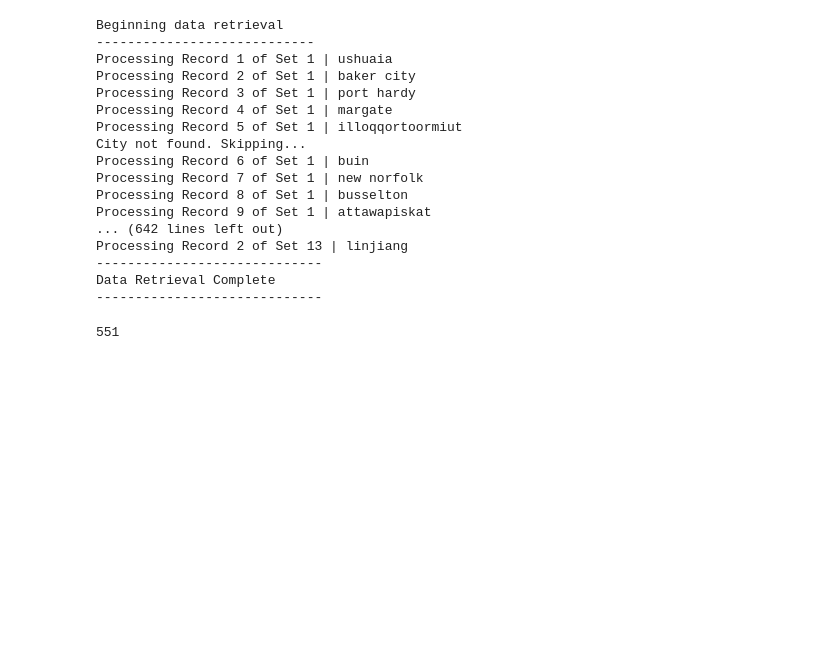
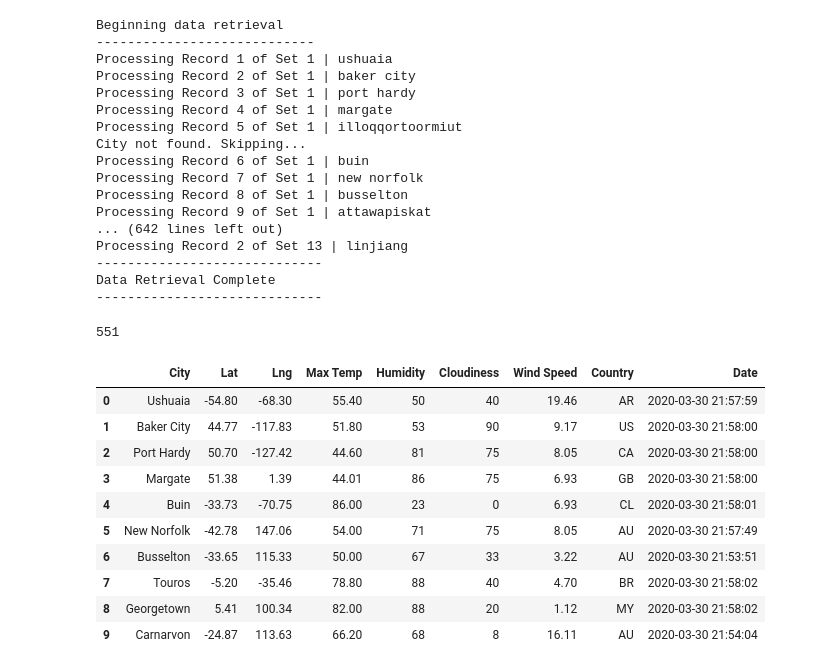
Before and after one commit to blocrunx/World_Weather_Analysis, a Jupyter notebook: WeatherPy.ipynb, the cells around one changed output. Saved outputs shown, nothing was run; the diff lists cells and outputs as text; code cells hidden in the pictures; blank space fills up the shorter version.

```diff
--- a/WeatherPy.ipynb
+++ b/WeatherPy.ipynb
@@ -116,3 +116,19 @@ Data Retrieval Complete
 len(city_data)
 # %% [output]
 551
+# %%
+city_data_df = pd.DataFrame(city_data)
+# %%
+city_data_df.head(10)
+# %% [output]
+|  | City | Lat | Lng | Max Temp | Humidity | Cloudiness | Wind Speed | Country | Date |
+| 0 | Ushuaia | -54.80 | -68.30 | 55.40 | 50 | 40 | 19.46 | AR | 2020-03-30 21:57:59 |
+| 1 | Baker City | 44.77 | -117.83 | 51.80 | 53 | 90 | 9.17 | US | 2020-03-30 21:58:00 |
+| 2 | Port Hardy | 50.70 | -127.42 | 44.60 | 81 | 75 | 8.05 | CA | 2020-03-30 21:58:00 |
+| 3 | Margate | 51.38 | 1.39 | 44.01 | 86 | 75 | 6.93 | GB | 2020-03-30 21:58:00 |
+| 4 | Buin | -33.73 | -70.75 | 86.00 | 23 | 0 | 6.93 | CL | 2020-03-30 21:58:01 |
+| 5 | New Norfolk | -42.78 | 147.06 | 54.00 | 71 | 75 | 8.05 | AU | 2020-03-30 21:57:49 |
+| 6 | Busselton | -33.65 | 115.33 | 50.00 | 67 | 33 | 3.22 | AU | 2020-03-30 21:53:51 |
+| 7 | Touros | -5.20 | -35.46 | 78.80 | 88 | 40 | 4.70 | BR | 2020-03-30 21:58:02 |
+| 8 | Georgetown | 5.41 | 100.34 | 82.00 | 88 | 20 | 1.12 | MY | 2020-03-30 21:58:02 |
+| 9 | Carnarvon | -24.87 | 113.63 | 66.20 | 68 | 8 | 16.11 | AU | 2020-03-30 21:54:04 |
```
Also changed, not shown: parts of 3 cells of this notebook, 2 other files.
